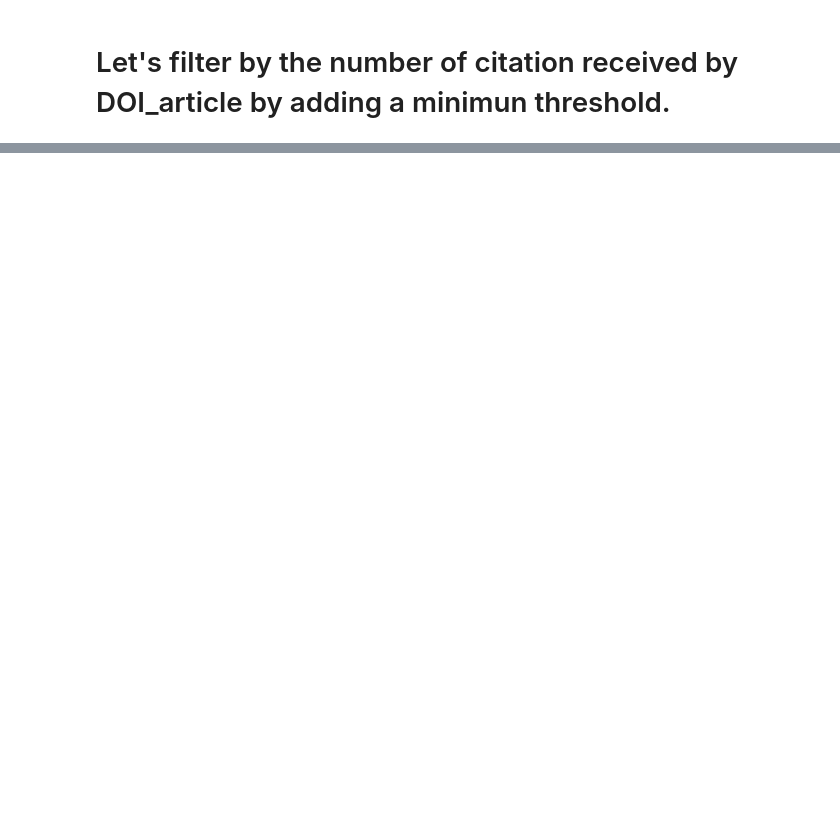
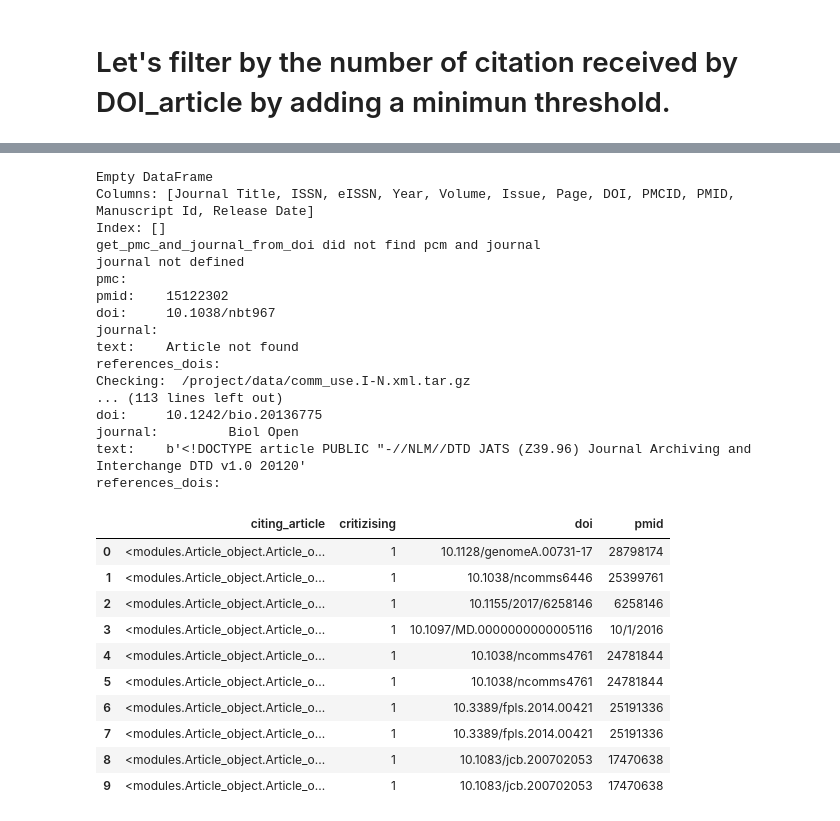
Before and after one commit to dciudadr/eLife_retractions, a Jupyter notebook: retractionwatch.ipynb, the cells around one changed output, grey strips where cells are left out. Saved outputs shown, nothing was run; the diff lists cells and outputs as text; code cells hidden in the pictures; blank space fills up the shorter version.

```diff
--- a/retractionwatch.ipynb
+++ b/retractionwatch.ipynb
@@ -794,0 +843,4 @@ df_500_4.info()
+# %%
+mask = df_ids_retracted_retraction_critizing["ref_in_retraction"].apply(lambda c: c != [])
+df_with_references_in_retraction = df_ids_retracted_retraction_critizing[mask]
+df_with_references_in_retraction
@@ -794,0 +880,56 @@ df_500_4.info()
+# %%
+list_Articles_criticising = []
+
+for index, row in df_with_references_in_retraction.iterrows():
+
+    for reference in row['ref_in_retraction']:
+        article_ref_retraction = Article_object.Article_object()
+        article_ref_retraction.doi = reference["doi"]
+        article_ref_retraction.pmid = reference["pmid"]
+
+        if article_ref_retraction.doi != "":
+            article_ref_retraction.get_pmc_and_journal_from_doi()
+        else:
+            article_ref_retraction.get_pmc_and_journal_from_pmid()
+
+        article_ref_retraction.get_text_from_tar_file_using_pmc()
+        #article_ref_retraction.describe()
+
+        df_Article_ref_retraction = {"doi": row["doi"],
+                                     "pmid":row["pmid"],
+                                     "citing_article": article_ref_retraction,
+                                     "critizising": 1}
+
+        list_Articles_criticising.append(df_Article_ref_retraction)
+
+df_Articles_criticising= pd.DataFrame(list_Articles_criticising)
+df_Articles_criticising
+# %% [output]
+Empty DataFrame
+Columns: [Journal Title, ISSN, eISSN, Year, Volume, Issue, Page, DOI, PMCID, PMID, Manuscript Id, Release Date]
+Index: []
+get_pmc_and_journal_from_doi did not find pcm and journal
+journal not defined
+pmc:
+pmid:    15122302
+doi:     10.1038/nbt967
+journal:
+text:    Article not found
+references_dois:
+Checking:  /project/data/comm_use.I-N.xml.tar.gz
+... (113 lines left out)
+doi:     10.1242/bio.20136775
+journal:         Biol Open
+text:    b'<!DOCTYPE article PUBLIC "-//NLM//DTD JATS (Z39.96) Journal Archiving and Interchange DTD v1.0 20120'
+references_dois:
+|  | citing_article | critizising | doi | pmid |
+| 0 | <modules.Article_object.Article_o... | 1 | 10.1128/genomeA.00731-17 | 28798174 |
+| 1 | <modules.Article_object.Article_o... | 1 | 10.1038/ncomms6446 | 25399761 |
+| 2 | <modules.Article_object.Article_o... | 1 | 10.1155/2017/6258146 | 6258146 |
+| 3 | <modules.Article_object.Article_o... | 1 | 10.1097/MD.0000000000005116 | 10/1/2016 |
+| 4 | <modules.Article_object.Article_o... | 1 | 10.1038/ncomms4761 | 24781844 |
+| 5 | <modules.Article_object.Article_o... | 1 | 10.1038/ncomms4761 | 24781844 |
+| 6 | <modules.Article_object.Article_o... | 1 | 10.3389/fpls.2014.00421 | 25191336 |
+| 7 | <modules.Article_object.Article_o... | 1 | 10.3389/fpls.2014.00421 | 25191336 |
+| 8 | <modules.Article_object.Article_o... | 1 | 10.1083/jcb.200702053 | 17470638 |
+| 9 | <modules.Article_object.Article_o... | 1 | 10.1083/jcb.200702053 | 17470638 |
```
Also changed, not shown: parts of 171 cells of this notebook, 5 other files.
